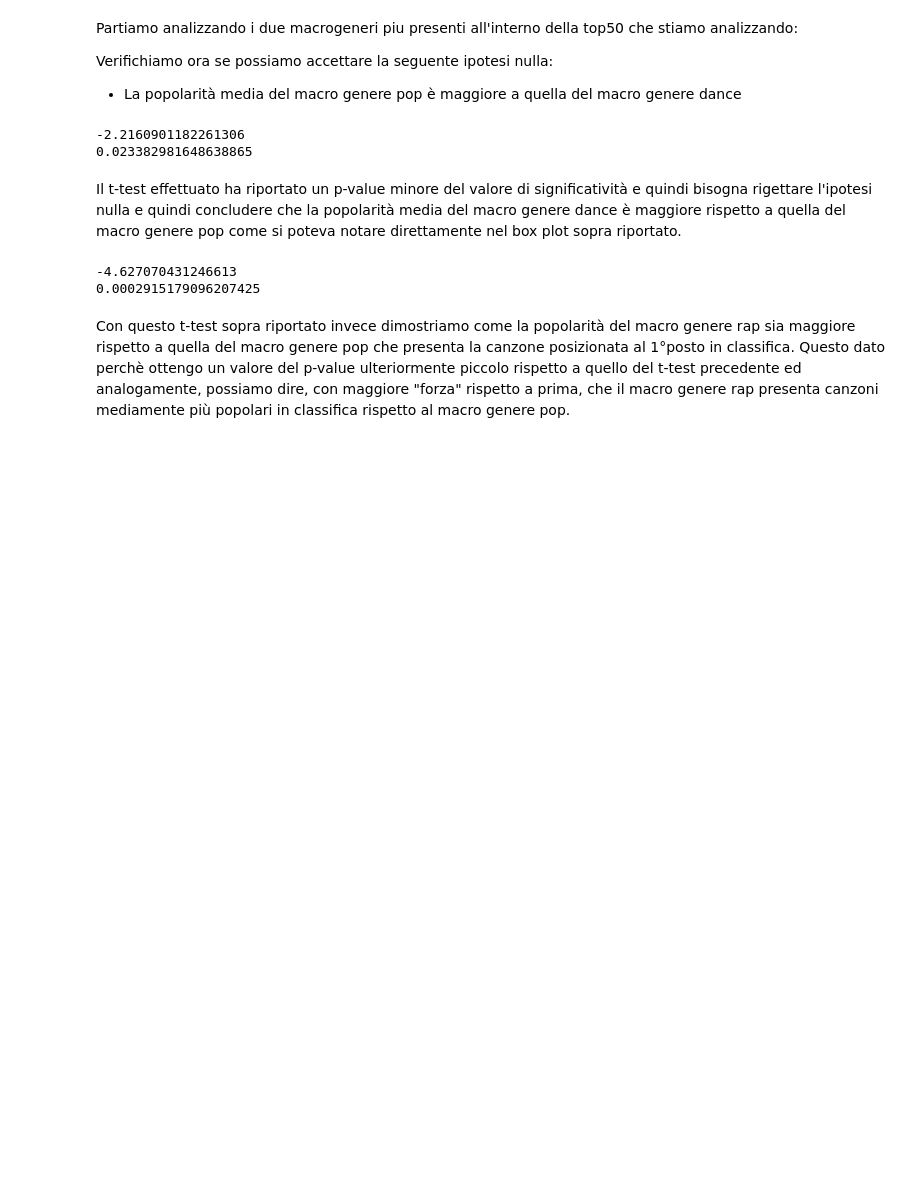
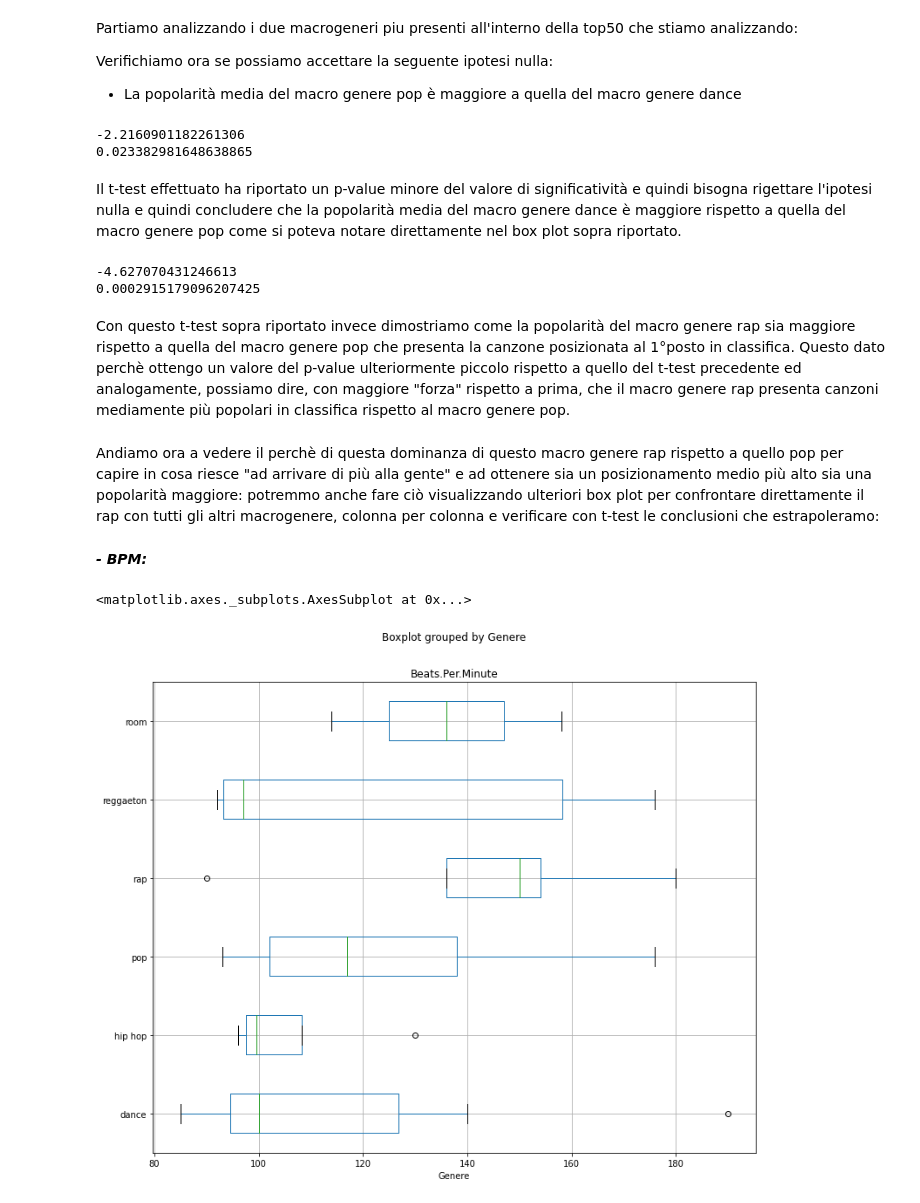
Before and after one commit to PedemonteGiacomo/DataScienceProject, a Jupyter notebook: project.ipynb, the cells around one changed output. Cells and saved outputs as stored; diff of their text form; code cells hidden in the pictures; blank space fills up the shorter version.

```diff
--- a/project.ipynb
+++ b/project.ipynb
@@ -621,3 +612,12 @@ print(p_value)
 0.0002915179096207425
 # %% [markdown]
 Con questo t-test sopra riportato invece dimostriamo come la popolarità del macro genere rap sia maggiore rispetto a quella del macro genere pop che presenta la canzone posizionata al 1°posto in classifica. Questo dato perchè ottengo un valore del p-value ulteriormente piccolo rispetto a quello del t-test precedente ed analogamente, possiamo dire, con maggiore "forza" rispetto a prima, che il macro genere rap presenta canzoni mediamente più popolari in classifica rispetto al macro genere pop.
+# %% [markdown]
+Andiamo ora a vedere il perchè di questa dominanza di questo macro genere rap rispetto a quello pop per capire in cosa riesce "ad arrivare di più alla gente" e ad ottenere sia un posizionamento medio più alto sia una popolarità maggiore: potremmo anche fare ciò visualizzando ulteriori box plot per confrontare direttamente il rap con tutti gli altri macrogenere, colonna per colonna e verificare con t-test le conclusioni che estrapoleramo:
+# %% [markdown]
+***- BPM:***
+# %%
+maxi_all.boxplot(column= 'Beats.Per.Minute', by='Genere', vert=False, fontsize = 10, figsize = (12,10))
+# %% [output]
+<matplotlib.axes._subplots.AxesSubplot at 0x...>
+[figure, added]
```
Also changed, not shown: parts of 11 cells of this notebook.
